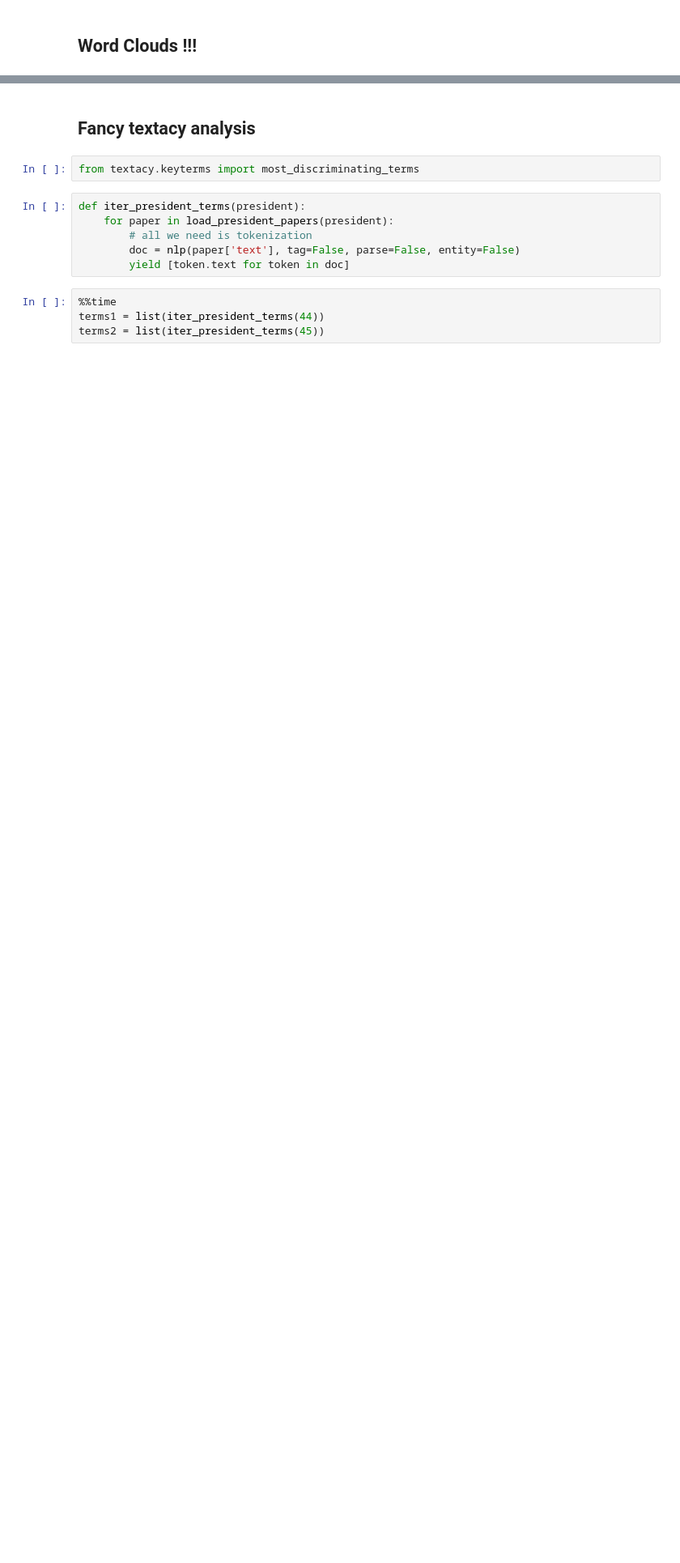
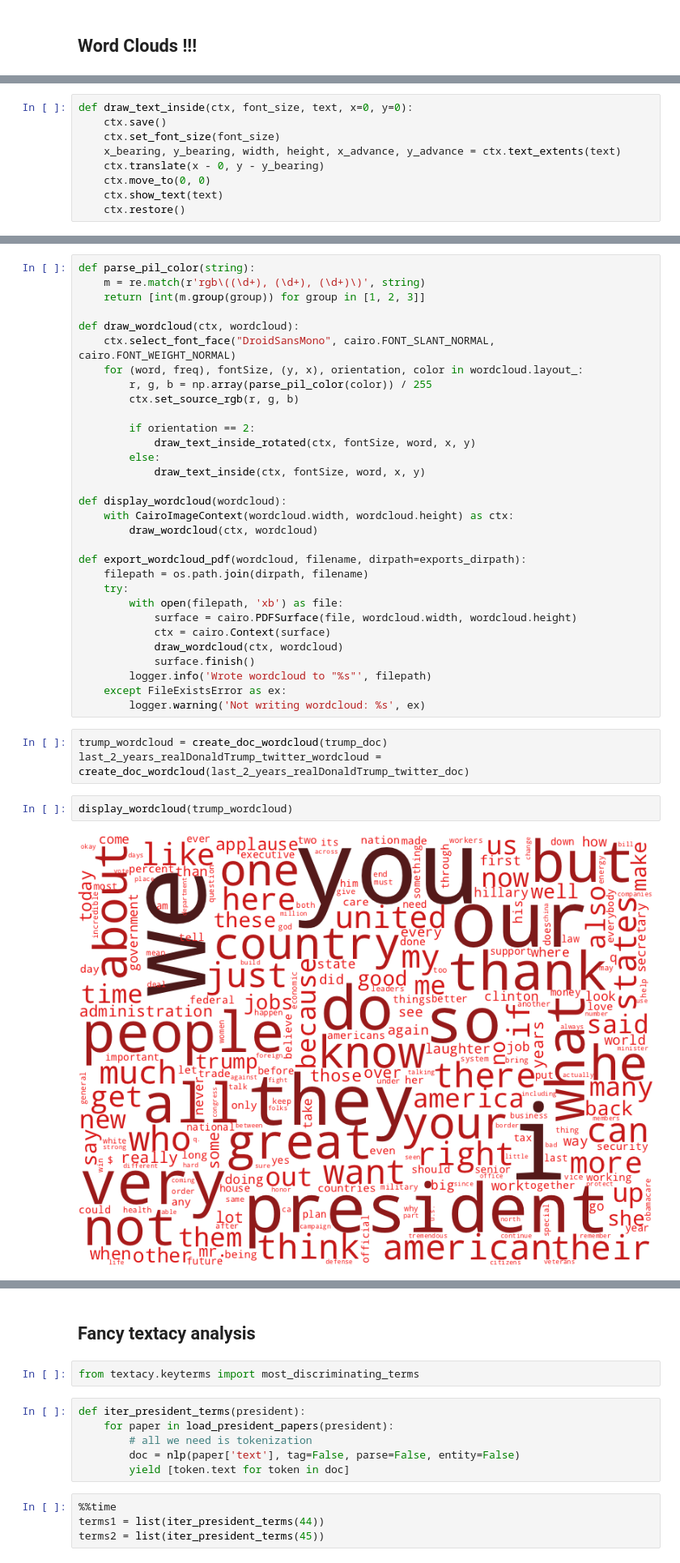
Before and after one commit to chbrown/presidents, a Jupyter notebook: notebooks/Inaugural-Shift.ipynb, the cells around one changed output, grey strips where cells are left out. Shown at 81% size. Drawn from its saved outputs; the diff is of its cells as text; blank space fills up the shorter version.

Commit message:
Add tweets reader and generation of wordcloud to PDF

```diff
--- a/notebooks/Inaugural-Shift.ipynb
+++ b/notebooks/Inaugural-Shift.ipynb
@@ -806,0 +924,9 @@ for president_id in [41, 42, 43, 44, 45]:
+# %%
+def draw_text_inside(ctx, font_size, text, x=0, y=0):
+    ctx.save()
+    ctx.set_font_size(font_size)
+    x_bearing, y_bearing, width, height, x_advance, y_advance = ctx.text_extents(text)
+    ctx.translate(x - 0, y - y_bearing)
+    ctx.move_to(0, 0)
+    ctx.show_text(text)
+    ctx.restore()
@@ -806,0 +943,38 @@ for president_id in [41, 42, 43, 44, 45]:
+# %%
+def parse_pil_color(string):
+    m = re.match(r'rgb\((\d+), (\d+), (\d+)\)', string)
+    return [int(m.group(group)) for group in [1, 2, 3]]
+
+def draw_wordcloud(ctx, wordcloud):
+    ctx.select_font_face("DroidSansMono", cairo.FONT_SLANT_NORMAL, cairo.FONT_WEIGHT_NORMAL)
+    for (word, freq), fontSize, (y, x), orientation, color in wordcloud.layout_:
+        r, g, b = np.array(parse_pil_color(color)) / 255
+        ctx.set_source_rgb(r, g, b)
+
+        if orientation == 2:
+            draw_text_inside_rotated(ctx, fontSize, word, x, y)
+        else:
+            draw_text_inside(ctx, fontSize, word, x, y)
+
+def display_wordcloud(wordcloud):
+    with CairoImageContext(wordcloud.width, wordcloud.height) as ctx:
+        draw_wordcloud(ctx, wordcloud)
+
+def export_wordcloud_pdf(wordcloud, filename, dirpath=exports_dirpath):
+    filepath = os.path.join(dirpath, filename)
+    try:
+        with open(filepath, 'xb') as file:
+            surface = cairo.PDFSurface(file, wordcloud.width, wordcloud.height)
+            ctx = cairo.Context(surface)
+            draw_wordcloud(ctx, wordcloud)
+            surface.finish()
+        logger.info('Wrote wordcloud to "%s"', filepath)
+    except FileExistsError as ex:
+        logger.warning('Not writing wordcloud: %s', ex)
+# %%
+trump_wordcloud = create_doc_wordcloud(trump_doc)
+last_2_years_realDonaldTrump_twitter_wordcloud = create_doc_wordcloud(last_2_years_realDonaldTrump_twitter_doc)
+# %%
+display_wordcloud(trump_wordcloud)
+# %% [output]
+[figure, added]
```
Also changed, not shown: parts of 36 cells of this notebook, 2 other files.
